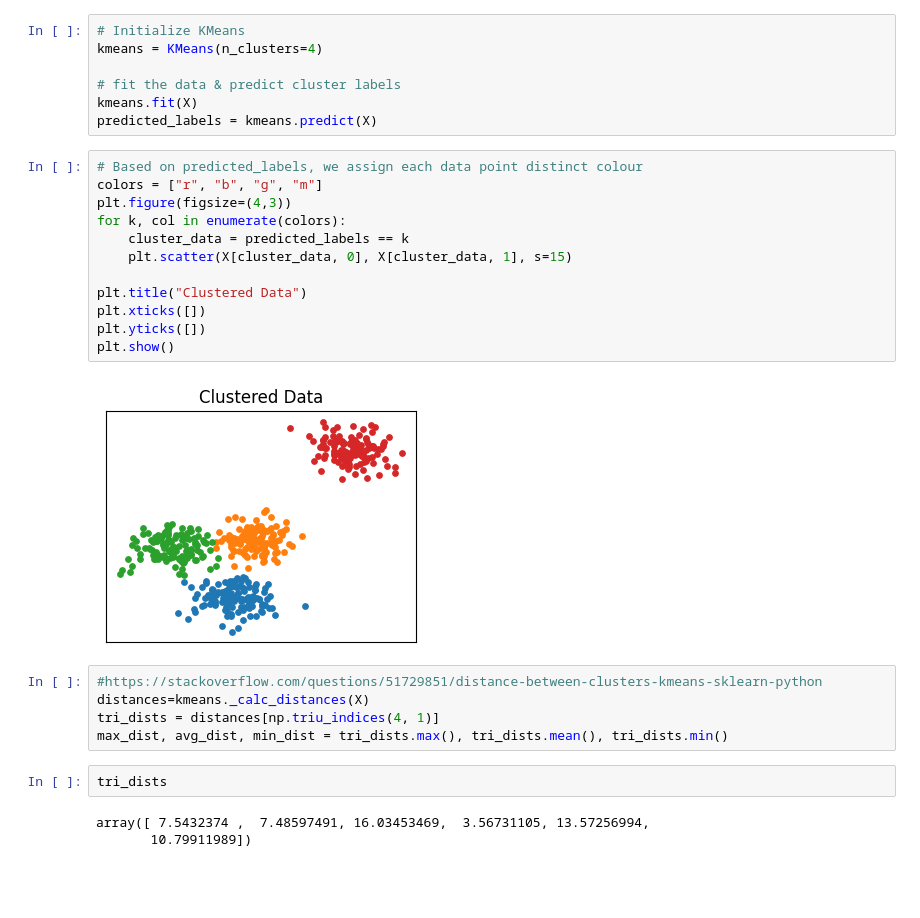
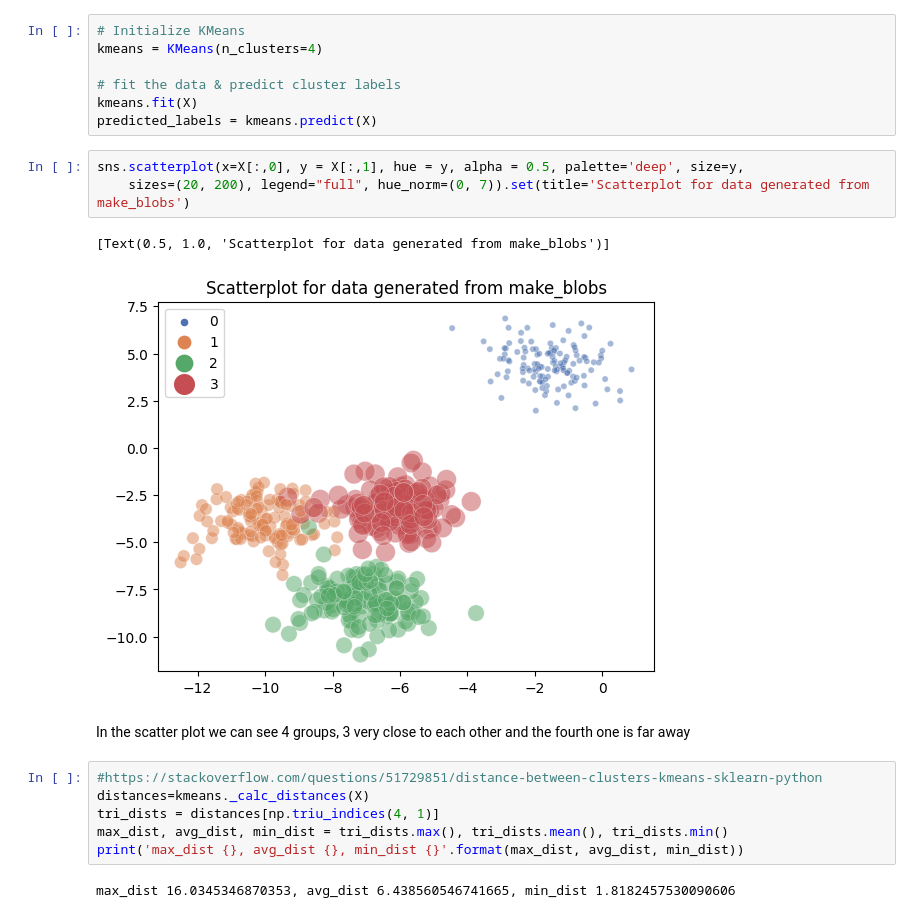
Before and after one commit to juanchav/clustering_machine_learning, a Jupyter notebook: point5.ipynb, the cells around one changed output. Cells and saved outputs as stored; diff of their text form; blank space fills up the shorter version.

```diff
--- a/point5.ipynb
+++ b/point5.ipynb
@@ -30,27 +35,19 @@ kmeans = KMeans(n_clusters=4)
 # fit the data & predict cluster labels
 kmeans.fit(X)
 predicted_labels = kmeans.predict(X)
-# %%
-# Based on predicted_labels, we assign each data point distinct colour
-colors = ["r", "b", "g", "m"]
-plt.figure(figsize=(4,3))
-for k, col in enumerate(colors):
-    cluster_data = predicted_labels == k
-    plt.scatter(X[cluster_data, 0], X[cluster_data, 1], s=15)
-
-plt.title("Clustered Data")
-plt.xticks([])
-plt.yticks([])
-plt.show()
-# %% [output]
-[figure, removed]
+# %%
+sns.scatterplot(x=X[:,0], y = X[:,1], hue = y, alpha = 0.5, palette='deep', size=y,
+    sizes=(20, 200), legend="full", hue_norm=(0, 7)).set(title='Scatterplot for data generated from make_blobs')
+# %% [output]
+[Text(0.5, 1.0, 'Scatterplot for data generated from make_blobs')]
+[figure, added]
+# %% [markdown]
+In the scatter plot we can see 4 groups, 3 very close to each other and the fourth one is far away
 # %%
 #https://stackoverflow.com/questions/51729851/distance-between-clusters-kmeans-sklearn-python
 distances=kmeans._calc_distances(X)
 tri_dists = distances[np.triu_indices(4, 1)]
 max_dist, avg_dist, min_dist = tri_dists.max(), tri_dists.mean(), tri_dists.min()
+print('max_dist {}, avg_dist {}, min_dist {}'.format(max_dist, avg_dist, min_dist))
+# %% [output]
+max_dist 16.0345346870353, avg_dist 6.438560546741665, min_dist 1.8182457530090606
-# %%
-tri_dists
-# %% [output]
-array([ 7.5432374 ,  7.48597491, 16.03453469,  3.56731105, 13.57256994,
-       10.79911989])
```
Also changed, not shown: parts of 7 cells of this notebook, 6 other files.
